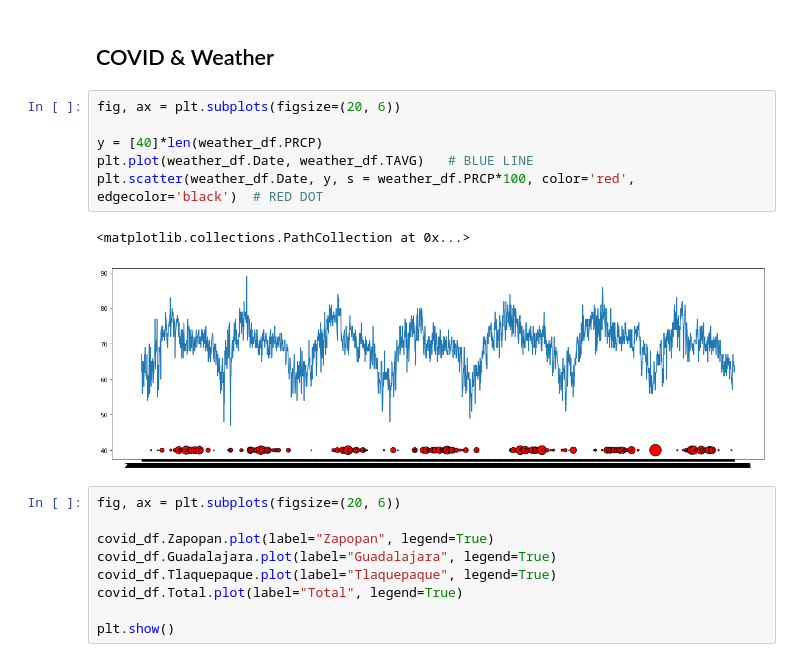
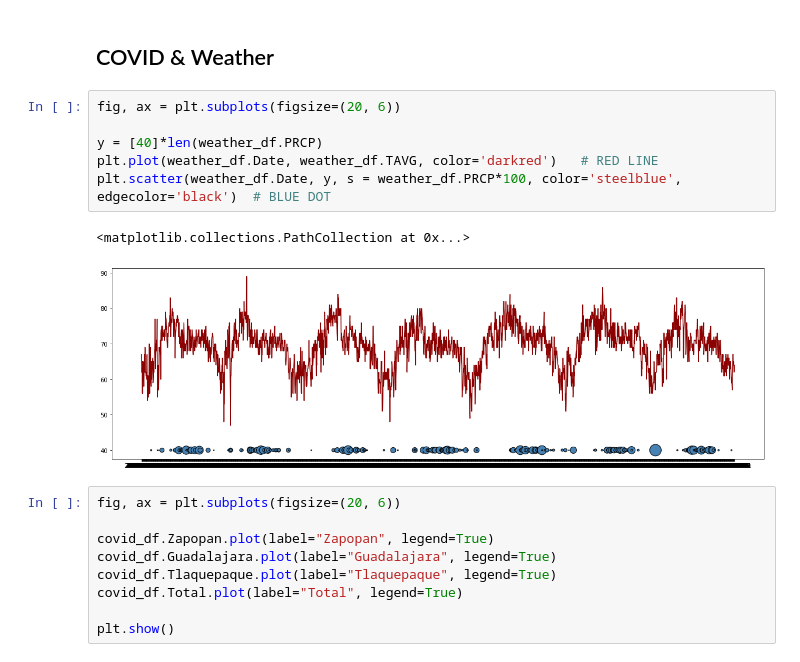
Before and after one commit to cliffordcele/MiBici, a Jupyter notebook: Code/MiBici_DataViz.ipynb, the cells around one changed output. Saved outputs shown, nothing was run; the diff lists cells and outputs as text.

```diff
--- a/Code/MiBici_DataViz.ipynb
+++ b/Code/MiBici_DataViz.ipynb
@@ -83,12 +75,12 @@ output[:-1].plot(label="Monthly Bike Trips Count", legend=True, marker='.')   #
 # %%
 fig, ax = plt.subplots(figsize=(20, 6))
 
 y = [40]*len(weather_df.PRCP)
-plt.plot(weather_df.Date, weather_df.TAVG)   # BLUE LINE
-plt.scatter(weather_df.Date, y, s = weather_df.PRCP*100, color='red', edgecolor='black')  # RED DOT
+plt.plot(weather_df.Date, weather_df.TAVG, color='darkred')   # RED LINE
+plt.scatter(weather_df.Date, y, s = weather_df.PRCP*100, color='steelblue', edgecolor='black')  # BLUE DOT
 # %% [output]
 <matplotlib.collections.PathCollection at 0x...>
-[figure, old version]
+[figure, new version]
 # %%
 fig, ax = plt.subplots(figsize=(20, 6))
 
```
Also changed, not shown: parts of 4 cells of this notebook, 2 other files.
